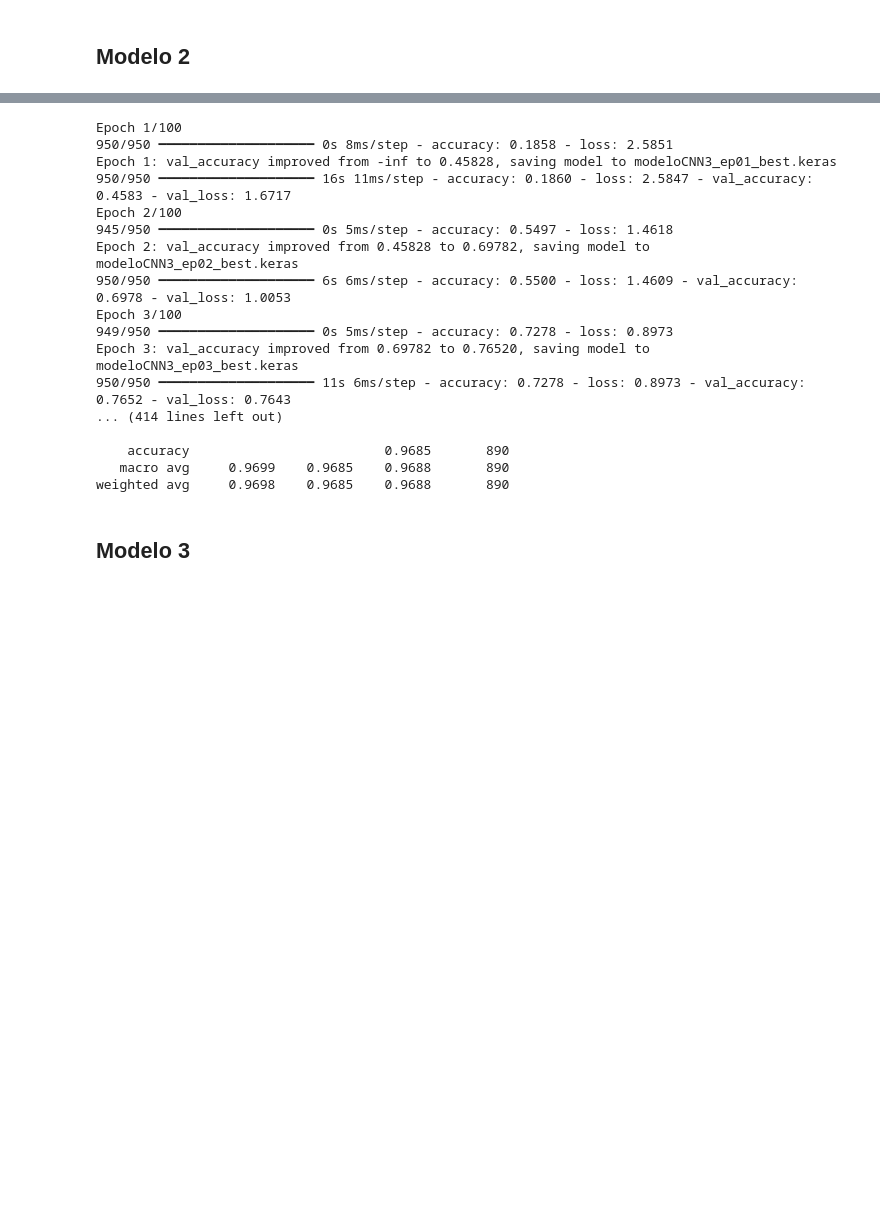
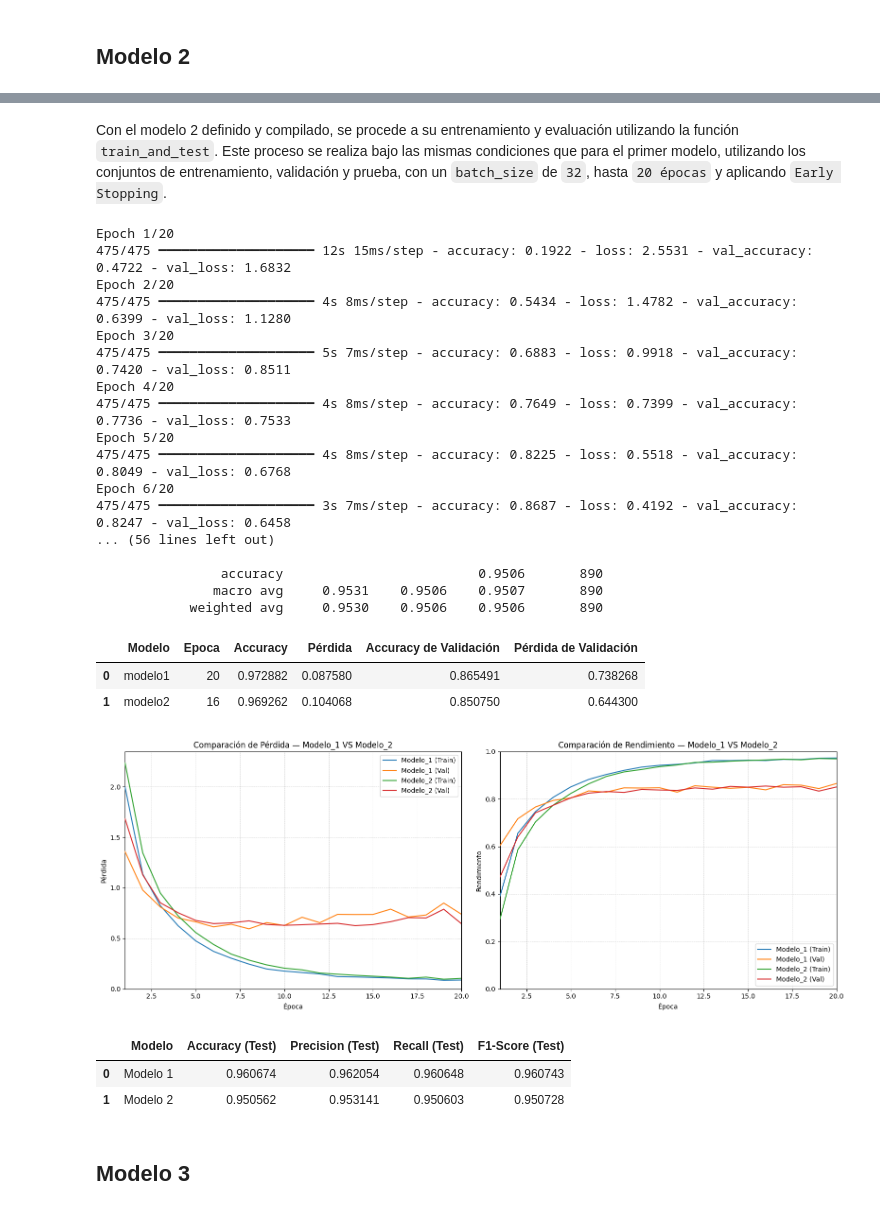
Before and after one commit to SamuelHGarrido/DLY0100_Entrega_CNN, a Jupyter notebook: DLY0100_Entrega_CNN.ipynb, the cells around one changed output, grey strips where cells are left out. Saved outputs shown, nothing was run; the diff lists cells and outputs as text; code cells hidden in the pictures; blank space fills up the shorter version.

```diff
--- a/DLY0100_Entrega_CNN.ipynb
+++ b/DLY0100_Entrega_CNN.ipynb
@@ -382,5 +500,4 @@ def test_model(model, X_test, y_test, model_name=None, digits=4):
 # %%
-from tensorflow.keras.callbacks import EarlyStopping
 def train_and_test(model,
                       X_train, y_train,
                       X_val,   y_val,
@@ -411,6 +528,7 @@ def train_and_test(model,
 
     # 3) Imprime dónde se cortó y cuál fue el mejor val_accuracy
     best_epoch   = np.argmax(history.history['val_accuracy']) + 1
+    history.history['best_epoch'] = best_epoch
     best_val_acc = np.max(history.history['val_accuracy'])
     print(f"\n▶️  {model.name}: stopped at epoch {len(history.history['loss'])}, "
           f"best epoch {best_epoch} with val_accuracy={best_val_acc:.4f}")
@@ -425,7 +543,7 @@ def train_and_test(model,
     print(f"📥  Modelo recargado desde disco.")
 
     # 6) Evalúa con tu función de reporte
-    test_model(best_model, X_test, y_test, model_name=model.name)
+    report = test_model(best_model, X_test, y_test, model_name=model.name, class_names=MAP_CHARACTERS)
 
-    return best_model
+    return best_model, history, report
 # %%
@@ -517,5 +840,5 @@ modelo1.compile(optimizer='adam',
 # %%
-best1 = train_and_test(
+best_model_1, history_1, report_1 = train_and_test(
     modelo1, X_train, y_train, X_val, y_val, X_test, y_test,
     batch_size=32, epochs=20
 )
@@ -564,26 +895,28 @@ modelo2 = tf.keras.Sequential(
 modelo2.compile(optimizer='adam',
                     loss='categorical_crossentropy',
                     metrics=['accuracy'])
+# %% [markdown]
+Con el modelo 2 definido y compilado, se procede a su entrenamiento y evaluación utilizando la función `train_and_test`. Este proceso se realiza bajo las mismas condiciones que para el primer modelo, utilizando los conjuntos de entrenamiento, validación y prueba, con un `batch_size` de `32`, hasta `20 épocas` y aplicando `Early Stopping`.
 # %%
-best2 = train_and_test(
+best_model_2, history_2, report_2 = train_and_test(
     modelo2, X_train, y_train, X_val, y_val, X_test, y_test,
     batch_size=32, epochs=20
 )
 # %% [output]
-Epoch 1/100
-950/950 ━━━━━━━━━━━━━━━━━━━━ 0s 8ms/step - accuracy: 0.1858 - loss: 2.5851
-Epoch 1: val_accuracy improved from -inf to 0.45828, saving model to modeloCNN3_ep01_best.keras
-950/950 ━━━━━━━━━━━━━━━━━━━━ 16s 11ms/step - accuracy: 0.1860 - loss: 2.5847 - val_accuracy: 0.4583 - val_loss: 1.6717
-Epoch 2/100
-945/950 ━━━━━━━━━━━━━━━━━━━━ 0s 5ms/step - accuracy: 0.5497 - loss: 1.4618
-Epoch 2: val_accuracy improved from 0.45828 to 0.69782, saving model to modeloCNN3_ep02_best.keras
-950/950 ━━━━━━━━━━━━━━━━━━━━ 6s 6ms/step - accuracy: 0.5500 - loss: 1.4609 - val_accuracy: 0.6978 - val_loss: 1.0053
-Epoch 3/100
-949/950 ━━━━━━━━━━━━━━━━━━━━ 0s 5ms/step - accuracy: 0.7278 - loss: 0.8973
-Epoch 3: val_accuracy improved from 0.69782 to 0.76520, saving model to modeloCNN3_ep03_best.keras
-950/950 ━━━━━━━━━━━━━━━━━━━━ 11s 6ms/step - accuracy: 0.7278 - loss: 0.8973 - val_accuracy: 0.7652 - val_loss: 0.7643
-... (414 lines left out)
+Epoch 1/20
+475/475 ━━━━━━━━━━━━━━━━━━━━ 12s 15ms/step - accuracy: 0.1922 - loss: 2.5531 - val_accuracy: 0.4722 - val_loss: 1.6832
+Epoch 2/20
+475/475 ━━━━━━━━━━━━━━━━━━━━ 4s 8ms/step - accuracy: 0.5434 - loss: 1.4782 - val_accuracy: 0.6399 - val_loss: 1.1280
+Epoch 3/20
+475/475 ━━━━━━━━━━━━━━━━━━━━ 5s 7ms/step - accuracy: 0.6883 - loss: 0.9918 - val_accuracy: 0.7420 - val_loss: 0.8511
+Epoch 4/20
+475/475 ━━━━━━━━━━━━━━━━━━━━ 4s 8ms/step - accuracy: 0.7649 - loss: 0.7399 - val_accuracy: 0.7736 - val_loss: 0.7533
+Epoch 5/20
+475/475 ━━━━━━━━━━━━━━━━━━━━ 4s 8ms/step - accuracy: 0.8225 - loss: 0.5518 - val_accuracy: 0.8049 - val_loss: 0.6768
+Epoch 6/20
+475/475 ━━━━━━━━━━━━━━━━━━━━ 3s 7ms/step - accuracy: 0.8687 - loss: 0.4192 - val_accuracy: 0.8247 - val_loss: 0.6458
+... (56 lines left out)
 
-    accuracy                         0.9685       890
-   macro avg     0.9699    0.9685    0.9688       890
-weighted avg     0.9698    0.9685    0.9688       890
+                accuracy                         0.9506       890
+               macro avg     0.9531    0.9506    0.9507       890
+            weighted avg     0.9530    0.9506    0.9506       890
@@ -589,0 +927,21 @@ weighted avg     0.9698    0.9685    0.9688       890
+# %%
+# Comparar las métricas de 'Baseline' y 'Cambio_1'
+df_comparacion = comparar_metricas_modelos(historiales, nombres_modelos, 'modelo1', 'modelo2')
+
+# Mostrar el DataFrame
+df_comparacion
+# %% [output]
+|  | Modelo | Epoca | Accuracy | Pérdida | Accuracy de Validación | Pérdida de Validación |
+| 0 | modelo1 | 20 | 0.972882 | 0.087580 | 0.865491 | 0.738268 |
+| 1 | modelo2 | 16 | 0.969262 | 0.104068 | 0.850750 | 0.644300 |
+# %%
+comparar_modelos(history_1, history_2, 'Modelo_1', 'Modelo_2')
+# %% [output]
+[figure, added]
+# %%
+df = comparar_reports(report_1, report_2, 'Modelo 1', 'Modelo 2')
+df
+# %% [output]
+|  | Modelo | Accuracy (Test) | Precision (Test) | Recall (Test) | F1-Score (Test) |
+| 0 | Modelo 1 | 0.960674 | 0.962054 | 0.960648 | 0.960743 |
+| 1 | Modelo 2 | 0.950562 | 0.953141 | 0.950603 | 0.950728 |
```
Also changed, not shown: parts of 133 cells of this notebook.
